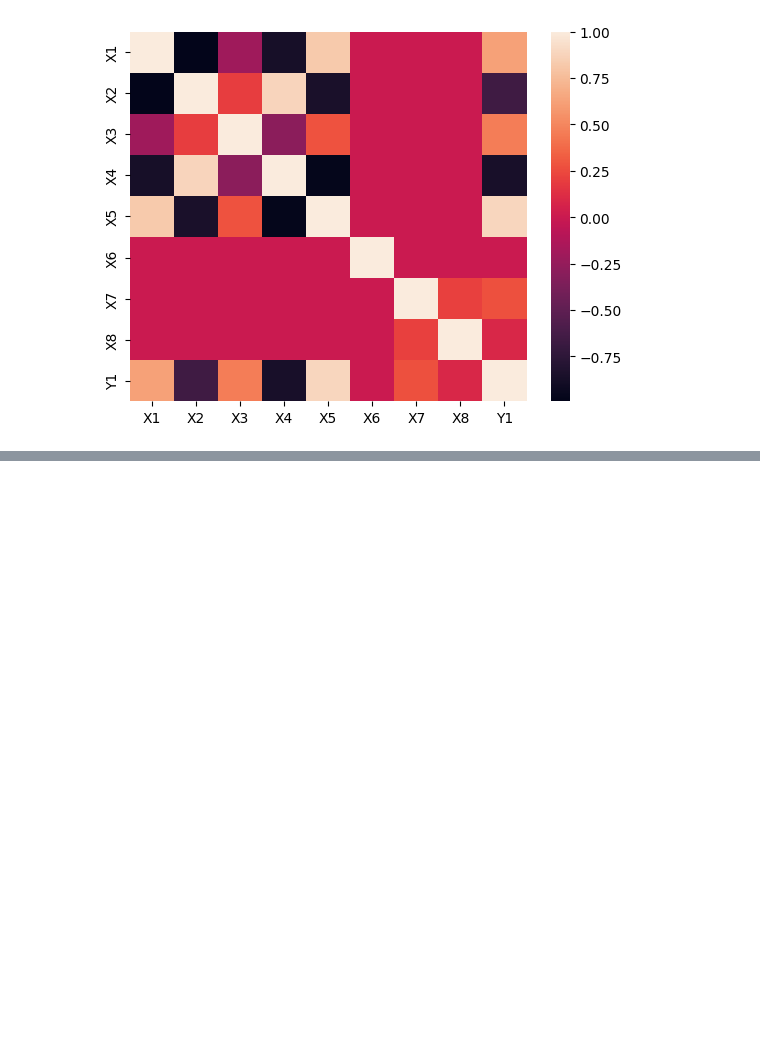
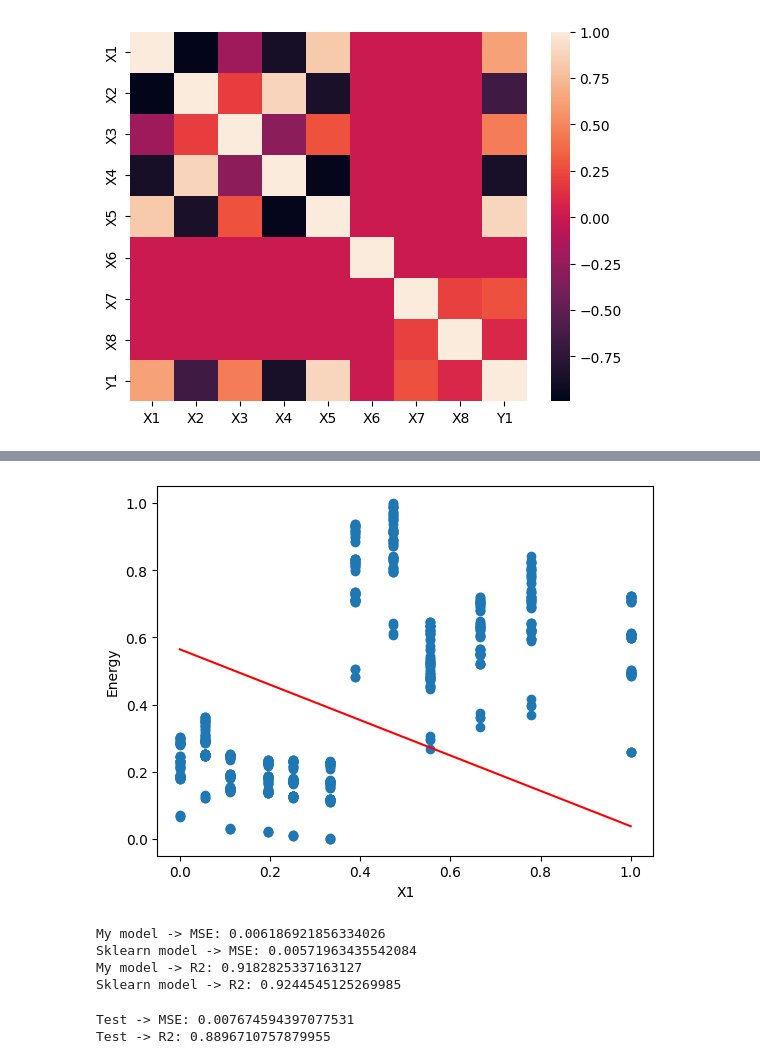
Before and after one commit to maedeh-mrd5/Energy-Efficiency, a Jupyter notebook: feaures.ipynb, the cells around one changed output, grey strips where cells are left out. Saved outputs shown, nothing was run; the diff lists cells and outputs as text; code cells hidden in the pictures; blank space fills up the shorter version.

```diff
--- a/feaures.ipynb
+++ b/feaures.ipynb
@@ -49,0 +105,64 @@ sns.heatmap(scaled_df.corr())
+# %%
+W_final = W
+b_final = b
+
+X1 = scaled_df[['X1']].values
+y_pred = (W_final[0] * X1 + b_final)
+
+plt.scatter(scaled_df['X1'], Y)
+plt.plot(scaled_df['X1'], y_pred, color='red')
+plt.xlabel('X1')
+plt.ylabel('Energy')
+plt.show()
+# %% [output]
+[figure, added]
+# %%
+from sklearn.metrics import mean_squared_error, r2_score
+
+y_pred = np.dot(X_train, W) + b
+
+y_pred_sklearn = model.predict(X_train)
+
+mse = mean_squared_error(Y_train, y_pred)
+
+r2 = r2_score(Y_train, y_pred)
+
+mse_sklearn = mean_squared_error(Y_train, y_pred_sklearn)
+
+r2_sklearn = r2_score(Y_train, y_pred_sklearn)
+
+print("My model -> MSE:", mse)
+print("Sklearn model -> MSE:", mse_sklearn)
+
+print("My model -> R2:", r2)
+print("Sklearn model -> R2:", r2_sklearn)
+# %% [output]
+My model -> MSE: 0.006186921856334026
+Sklearn model -> MSE: 0.00571963435542084
+My model -> R2: 0.9182825337163127
+Sklearn model -> R2: 0.9244545125269985
+# %%
+#Test
+
+n_test = X_test.shape[0]
+
+y_pred = np.zeros(n_test)
+
+for i in range(n_test):
+
+    y_pred[i] = np.dot(W_final, X_test[i]) + b_final
+
+#calculate MSE
+final_error = (y_pred - Y_test.flatten()) ** 2
+mse_test = np.mean(final_error)
+
+#calculate R2
+sum_square_error = np.sum((Y_test.flatten() - y_pred) ** 2)
+total_square = np.sum((Y_test.flatten() - np.mean(Y_test)) ** 2)
+r2_test = 1 - (sum_square_error / total_square)
+
+print("Test -> MSE:", mse_test)
+print("Test -> R2:", r2_test)
+# %% [output]
+Test -> MSE: 0.007674594397077531
+Test -> R2: 0.8896710757879955
```
Also changed, not shown: parts of 3 cells of this notebook.
